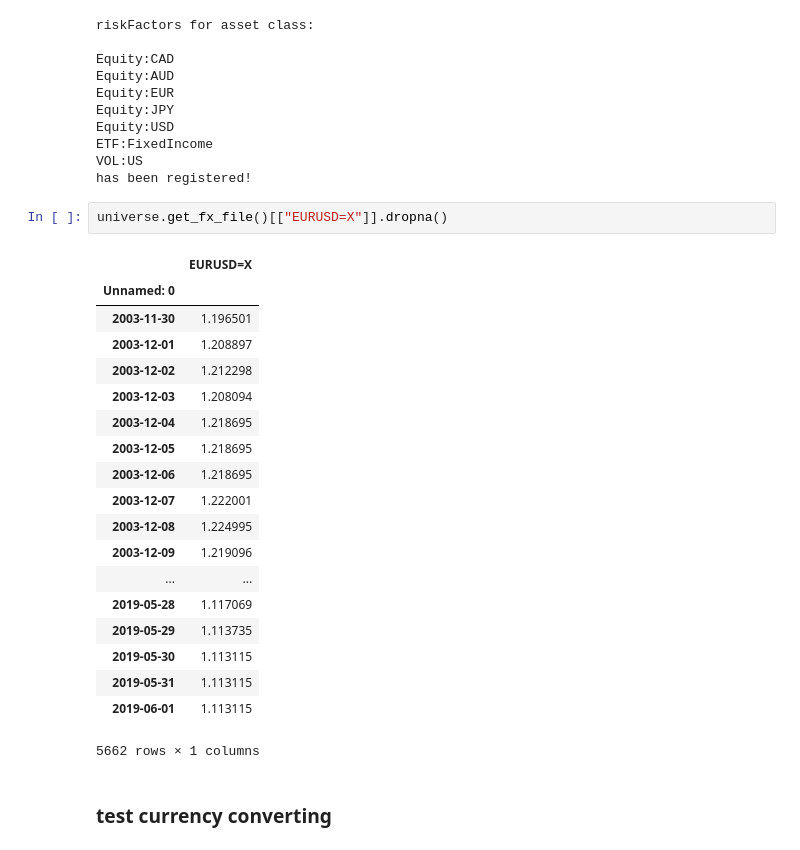
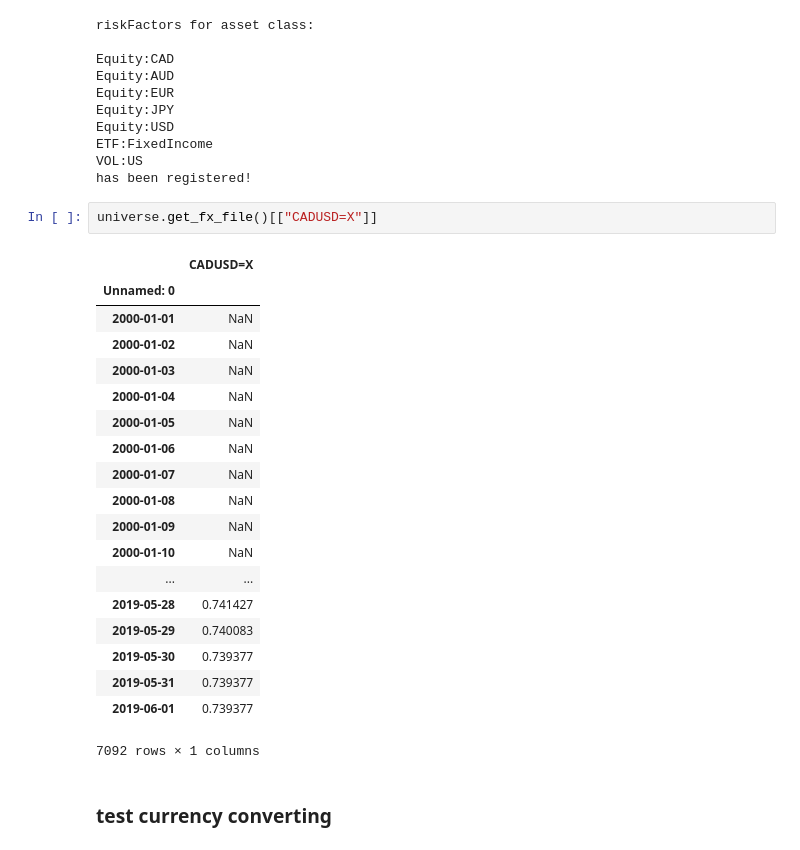
Before and after one commit to CherryADA/RoboAdvisor, a Jupyter notebook: Universe_Demo.ipynb, the cells around one changed output. Cells and saved outputs as stored; diff of their text form.

```diff
--- a/Universe_Demo.ipynb
+++ b/Universe_Demo.ipynb
@@ -39,27 +84,27 @@ ETF:FixedIncome
 VOL:US
 has been registered!
 # %%
-universe.get_fx_file()[["EURUSD=X"]].dropna()
+universe.get_fx_file()[["CADUSD=X"]]
 # %% [output]
-|  | EURUSD=X |
+|  | CADUSD=X |
 | Unnamed: 0 |  |
-| 2003-11-30 | 1.196501 |
-| 2003-12-01 | 1.208897 |
-| 2003-12-02 | 1.212298 |
-| 2003-12-03 | 1.208094 |
-| 2003-12-04 | 1.218695 |
-| 2003-12-05 | 1.218695 |
-| 2003-12-06 | 1.218695 |
-| 2003-12-07 | 1.222001 |
-| 2003-12-08 | 1.224995 |
-| 2003-12-09 | 1.219096 |
+| 2000-01-01 | NaN |
+| 2000-01-02 | NaN |
+| 2000-01-03 | NaN |
+| 2000-01-04 | NaN |
+| 2000-01-05 | NaN |
+| 2000-01-06 | NaN |
+| 2000-01-07 | NaN |
+| 2000-01-08 | NaN |
+| 2000-01-09 | NaN |
+| 2000-01-10 | NaN |
 | ... | ... |
-| 2019-05-28 | 1.117069 |
-| 2019-05-29 | 1.113735 |
-| 2019-05-30 | 1.113115 |
-| 2019-05-31 | 1.113115 |
-| 2019-06-01 | 1.113115 |
+| 2019-05-28 | 0.741427 |
+| 2019-05-29 | 0.740083 |
+| 2019-05-30 | 0.739377 |
+| 2019-05-31 | 0.739377 |
+| 2019-06-01 | 0.739377 |
-5662 rows × 1 columns
+7092 rows × 1 columns
 # %% [markdown]
 ### test currency converting
 # %%
```
Also changed, not shown: parts of 12 cells of this notebook, 13 other files.
